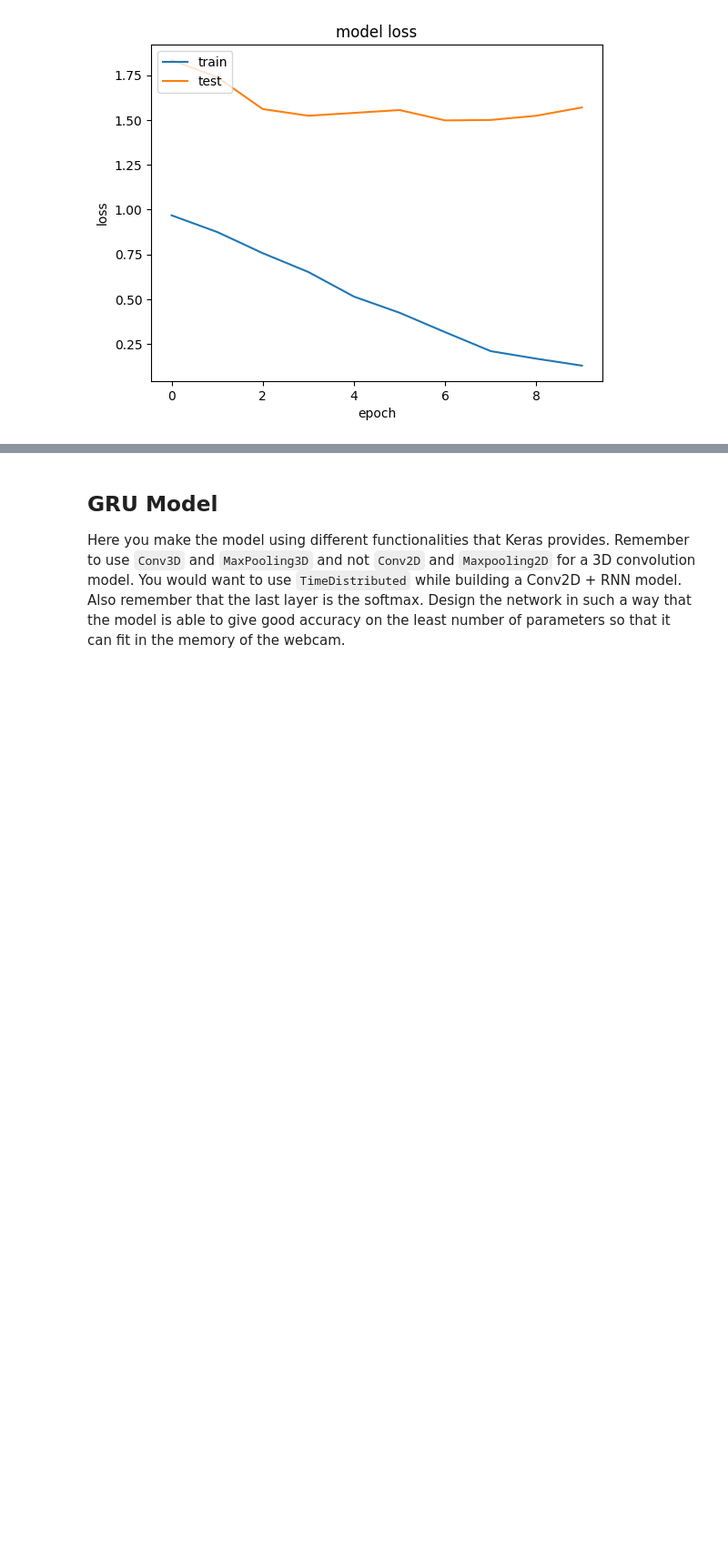
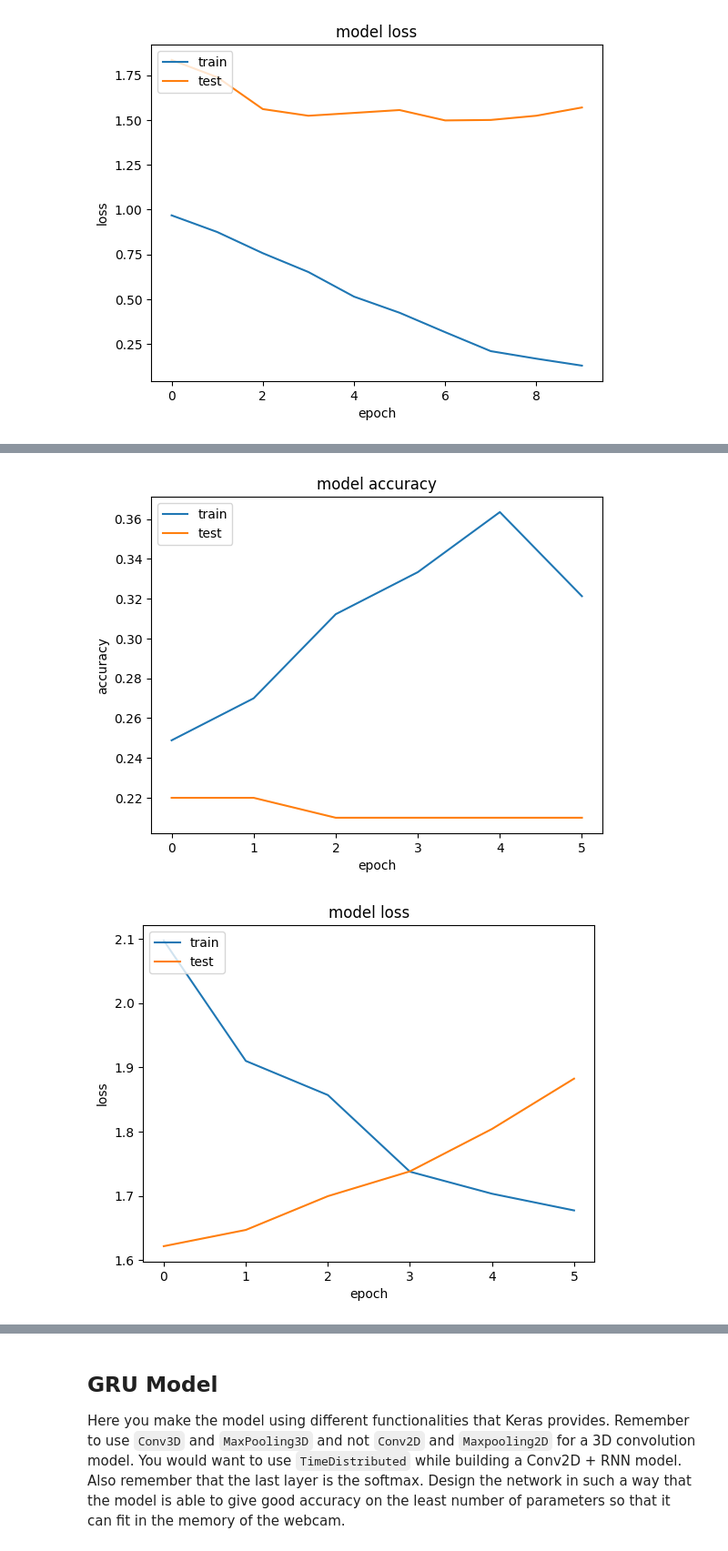
Before and after one commit to balu337/Gesture-Recognition, a Jupyter notebook: POAT_Jan5_X12X_NN_Project_Starter_Code.ipynb, the cells around one changed output, grey strips where cells are left out. Shown at 91% size. Saved outputs shown, nothing was run; the diff lists cells and outputs as text; code cells hidden in the pictures; blank space fills up the shorter version.

```diff
--- a/POAT_Jan5_X12X_NN_Project_Starter_Code.ipynb
+++ b/POAT_Jan5_X12X_NN_Project_Starter_Code.ipynb
@@ -893,0 +1034,10 @@ printCurrentTime()
+# %%
+num_epochs = 15
+print ('# epochs =', num_epochs)
+
+batch_size = 50
+print ('# batch_size =', batch_size)
+
+#list of image numbers you want to use for a particular video
+img_indexs = [0,3,6,9,11,13,15,17,20,23,25,27,29]
+print(len(img_indexs))
@@ -893,0 +1125,14 @@ printCurrentTime()
+# %%
+train_generator, val_generator = call_generator_modified(batch_size,100,100,img_indexs)
+callbacks_list = set_model_dir_checkpoint()
+steps_per_epoch, validation_steps = set_steps_per_epoch(batch_size)
+# %%
+early_stopping = tf.keras.callbacks.EarlyStopping(monitor='val_loss', patience=5, verbose=1, restore_best_weights=True)
+callbacks_list.append(early_stopping)
+# %%
+history_con3d_4 = modelConv3D_4.fit(train_generator, steps_per_epoch=steps_per_epoch, epochs=num_epochs, verbose=1,
+                    callbacks=callbacks_list,
+                    validation_data=val_generator,
+                    validation_steps=validation_steps,
+                    class_weight=None,
+                    initial_epoch=0)
@@ -893,0 +1157,5 @@ printCurrentTime()
+# %%
+plotting_history(history_con3d_4)
+# %% [output]
+[figure, added]
+[figure, added]
```
Also changed, not shown: parts of 44 cells of this notebook.
